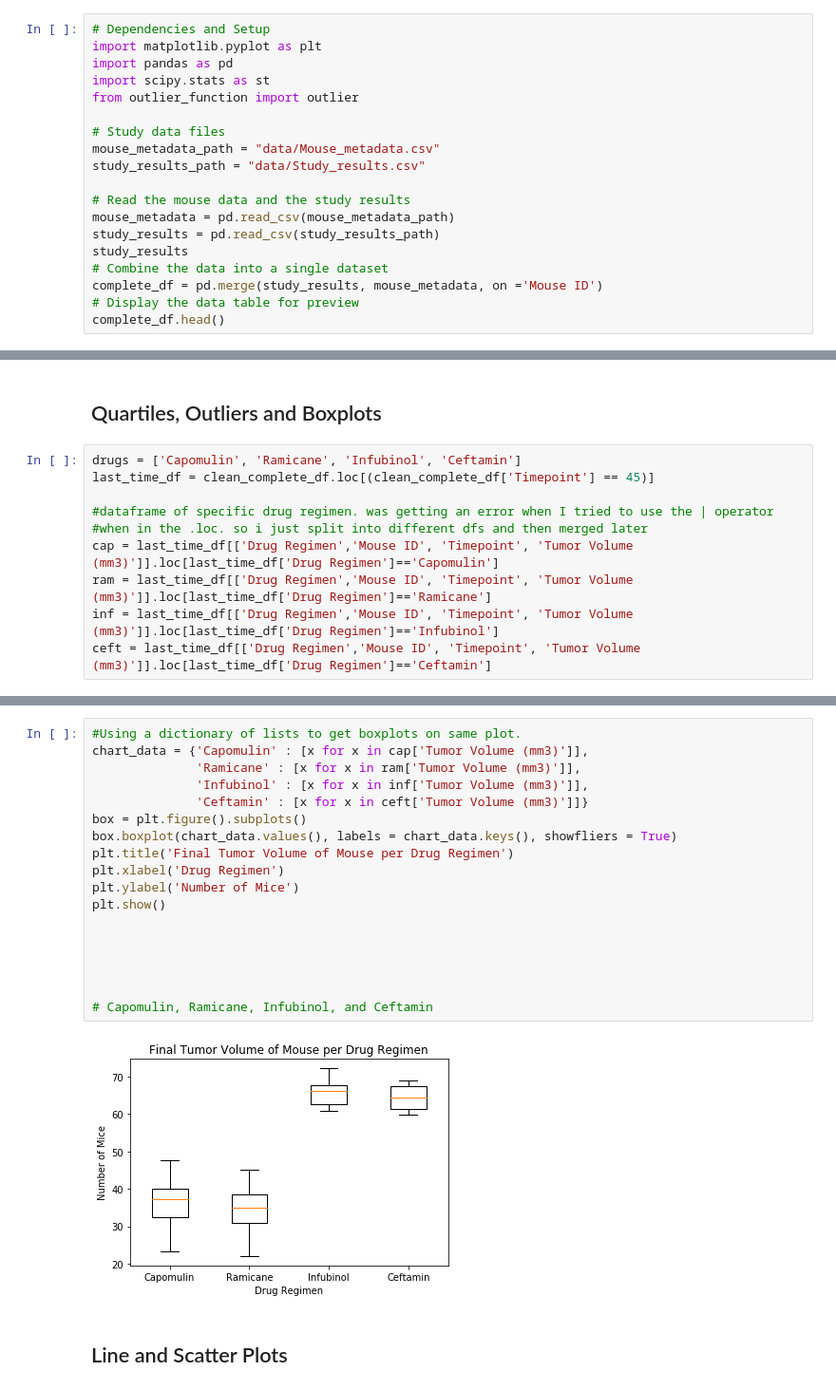
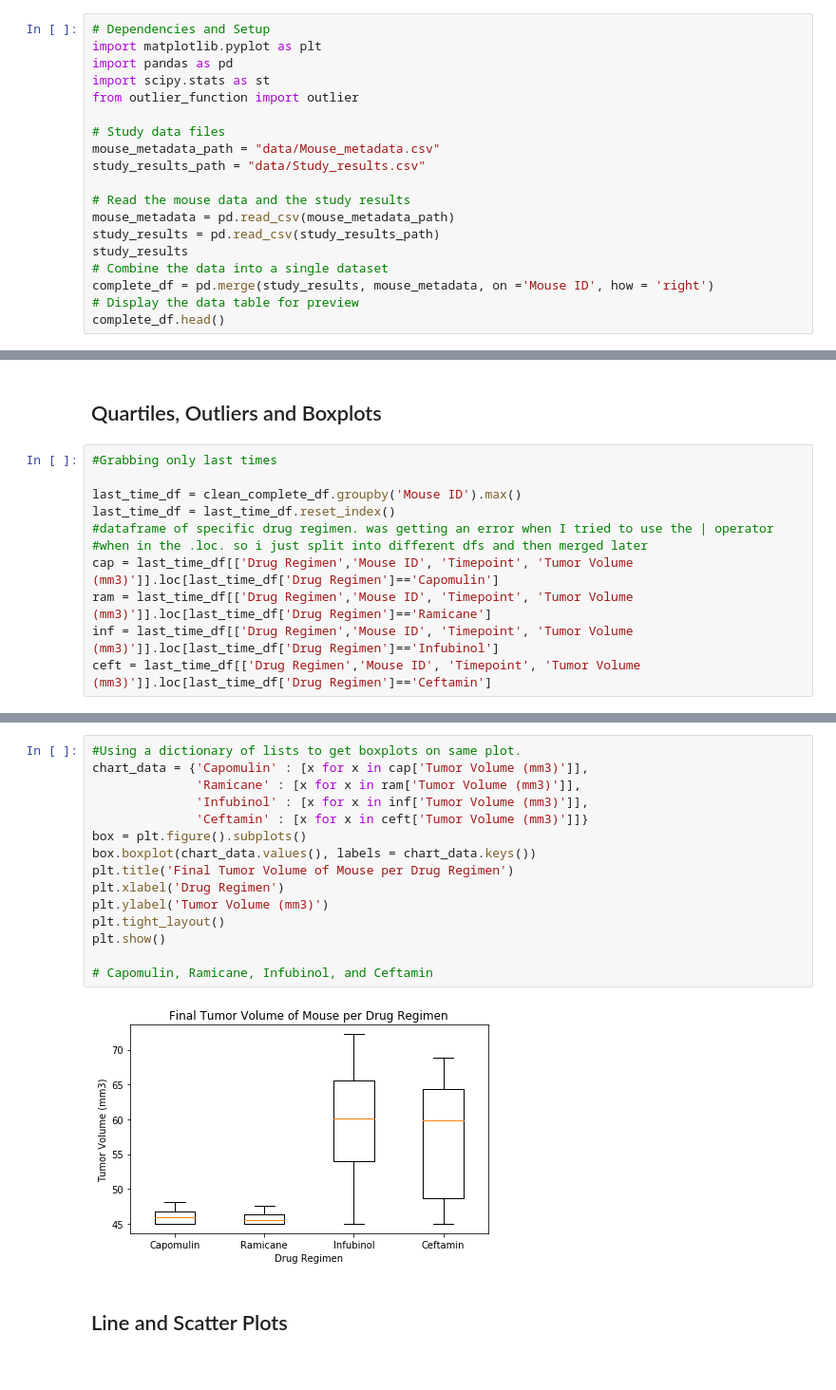
Before and after one commit to KevinKillman/Homework-5, a Jupyter notebook: Instructions/Pymaceuticals/pymaceuticals_starter.ipynb, the cells around one changed output, grey strips where cells are left out. Shown: that part at 95% size. Saved outputs shown, nothing was run; the diff lists cells and outputs as text.

```diff
--- a/Instructions/Pymaceuticals/pymaceuticals_starter.ipynb
+++ b/Instructions/Pymaceuticals/pymaceuticals_starter.ipynb
@@ -16,7 +16,7 @@ mouse_metadata = pd.read_csv(mouse_metadata_path)
 study_results = pd.read_csv(study_results_path)
 study_results
 # Combine the data into a single dataset
-complete_df = pd.merge(study_results, mouse_metadata, on ='Mouse ID')
+complete_df = pd.merge(study_results, mouse_metadata, on ='Mouse ID', how = 'right')
 # Display the data table for preview
 complete_df.head()
 # %% [output]
@@ -186,9 +176,10 @@ plt.show()
 # %% [markdown]
 ## Quartiles, Outliers and Boxplots
 # %%
-drugs = ['Capomulin', 'Ramicane', 'Infubinol', 'Ceftamin']
-last_time_df = clean_complete_df.loc[(clean_complete_df['Timepoint'] == 45)]
+#Grabbing only last times
 
+last_time_df = clean_complete_df.groupby('Mouse ID').max()
+last_time_df = last_time_df.reset_index()
 #dataframe of specific drug regimen. was getting an error when I tried to use the | operator
 #when in the .loc. so i just split into different dfs and then merged later
 cap = last_time_df[['Drug Regimen','Mouse ID', 'Timepoint', 'Tumor Volume (mm3)']].loc[last_time_df['Drug Regimen']=='Capomulin']
@@ -213,23 +205,20 @@ pd.DataFrame({'Capomulin':(outlier(cap['Tumor Volume (mm3)'])),
 # %%
 #Using a dictionary of lists to get boxplots on same plot.
 chart_data = {'Capomulin' : [x for x in cap['Tumor Volume (mm3)']],
               'Ramicane' : [x for x in ram['Tumor Volume (mm3)']],
               'Infubinol' : [x for x in inf['Tumor Volume (mm3)']],
               'Ceftamin' : [x for x in ceft['Tumor Volume (mm3)']]}
 box = plt.figure().subplots()
-box.boxplot(chart_data.values(), labels = chart_data.keys(), showfliers = True)
+box.boxplot(chart_data.values(), labels = chart_data.keys())
 plt.title('Final Tumor Volume of Mouse per Drug Regimen')
 plt.xlabel('Drug Regimen')
-plt.ylabel('Number of Mice')
+plt.ylabel('Tumor Volume (mm3)')
+plt.tight_layout()
 plt.show()
 
-
-
-
-
 # Capomulin, Ramicane, Infubinol, and Ceftamin
 # %% [output]
-[figure, old version]
+[figure, new version]
 # %% [markdown]
 ## Line and Scatter Plots
 # %%
```
Also changed, not shown: parts of 9 cells of this notebook.
